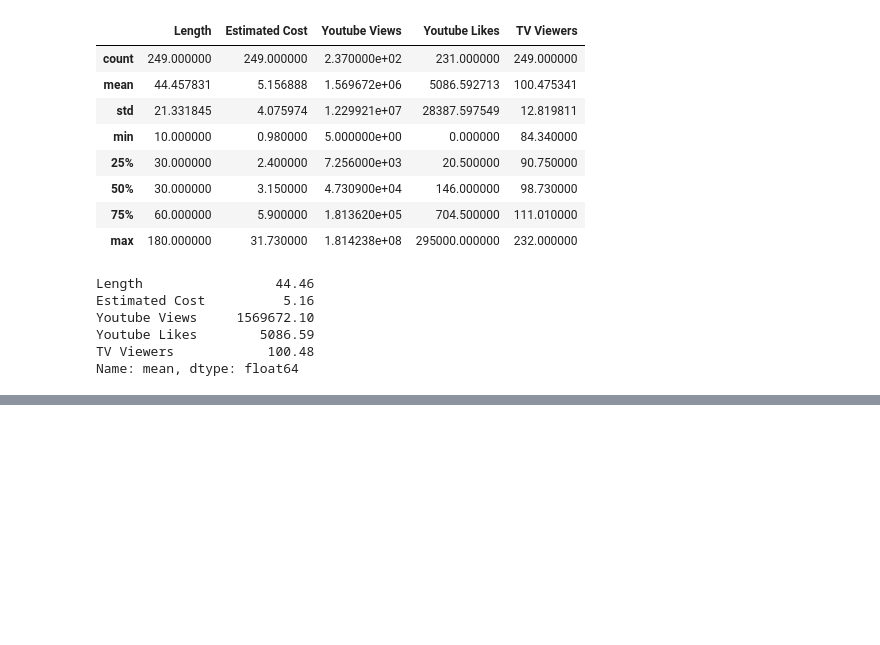
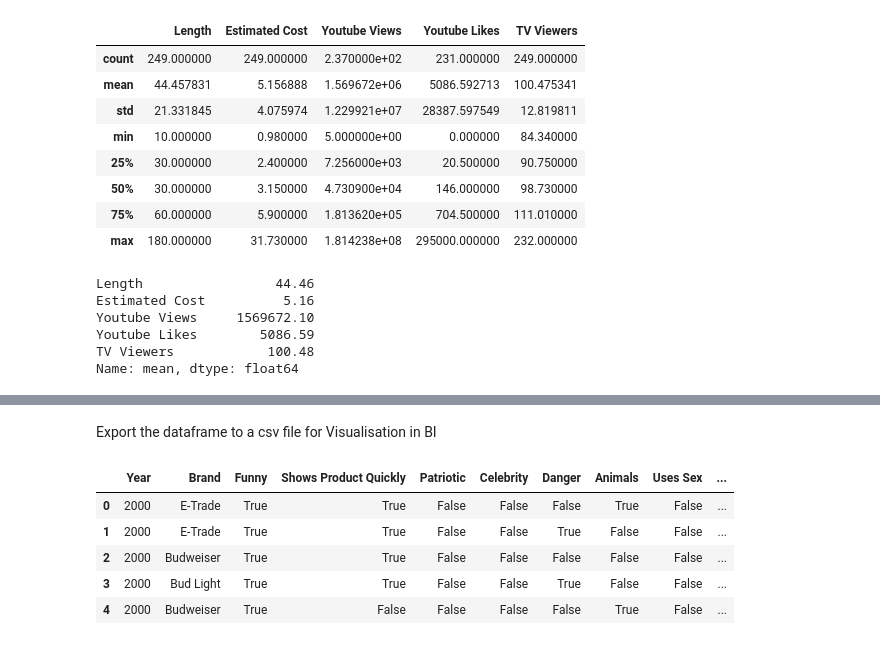
Before and after one commit to prabhuparthiban/Superbowl_Commercials_Challenge, a Jupyter notebook: superbowl.ipynb, the cells around one changed output, grey strips where cells are left out. Drawn from its saved outputs; the diff is of its cells as text; code cells hidden in the pictures; blank space fills up the shorter version.

```diff
--- a/superbowl.ipynb
+++ b/superbowl.ipynb
@@ -174,0 +166,2 @@ df
+# %% [markdown]
+Export the dataframe to a csv file for Visualisation in BI
@@ -174,0 +175,9 @@ df
+# %%
+df1.head()
+# %% [output]
+|  | Year | Brand | Funny | Shows Product Quickly | Patriotic | Celebrity | Danger | Animals | Uses Sex | ... |
+| 0 | 2000 | E-Trade | True | True | False | False | False | True | False | ... |
+| 1 | 2000 | E-Trade | True | True | False | False | True | False | False | ... |
+| 2 | 2000 | Budweiser | True | True | False | False | False | False | False | ... |
+| 3 | 2000 | Bud Light | True | True | False | False | True | False | False | ... |
+| 4 | 2000 | Budweiser | True | False | False | False | False | True | False | ... |
```
Also changed, not shown: parts of 43 cells of this notebook, 1 other file.
